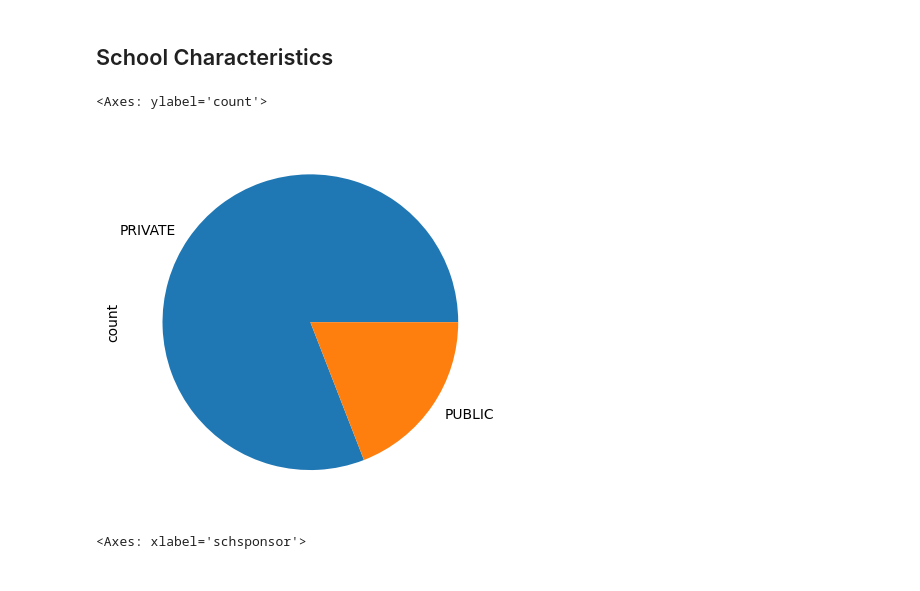
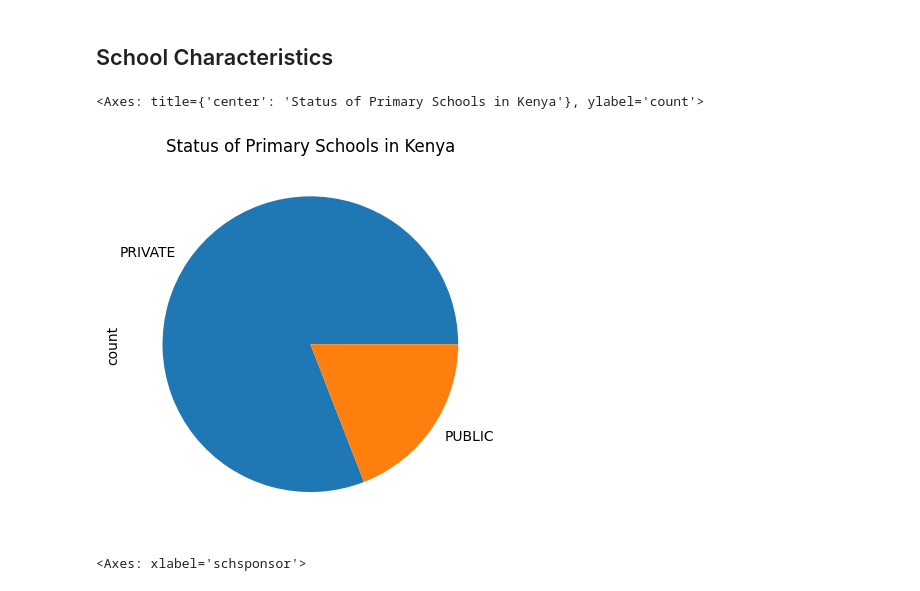
Before and after one commit to michellejuliet/Quality-Education-Analysis, a Jupyter notebook: PrySch Analysis.ipynb, the cells around one changed output. Saved outputs shown, nothing was run; the diff lists cells and outputs as text; code cells hidden in the pictures.

```diff
--- a/PrySch Analysis.ipynb
+++ b/PrySch Analysis.ipynb
@@ -62,0 +93,2 @@ df.head()
+# %%
+df=df.dropna()
@@ -257,10 +290,10 @@ Name: count, dtype: int64
 # %% [markdown]
 <h2> School Characteristics </h2>
 # %%
-df['status'].value_counts().plot(kind='pie')
+df['status'].value_counts().plot(kind='pie', title='Status of Primary Schools in Kenya')
 # %% [output]
-<Axes: ylabel='count'>
+<Axes: title={'center': 'Status of Primary Schools in Kenya'}, ylabel='count'>
-[figure, old version]
+[figure, new version]
 # %%
 df['schsponsor'].value_counts().plot(kind='bar')
 # %% [output]
```
Also changed, not shown: parts of 53 cells of this notebook.
